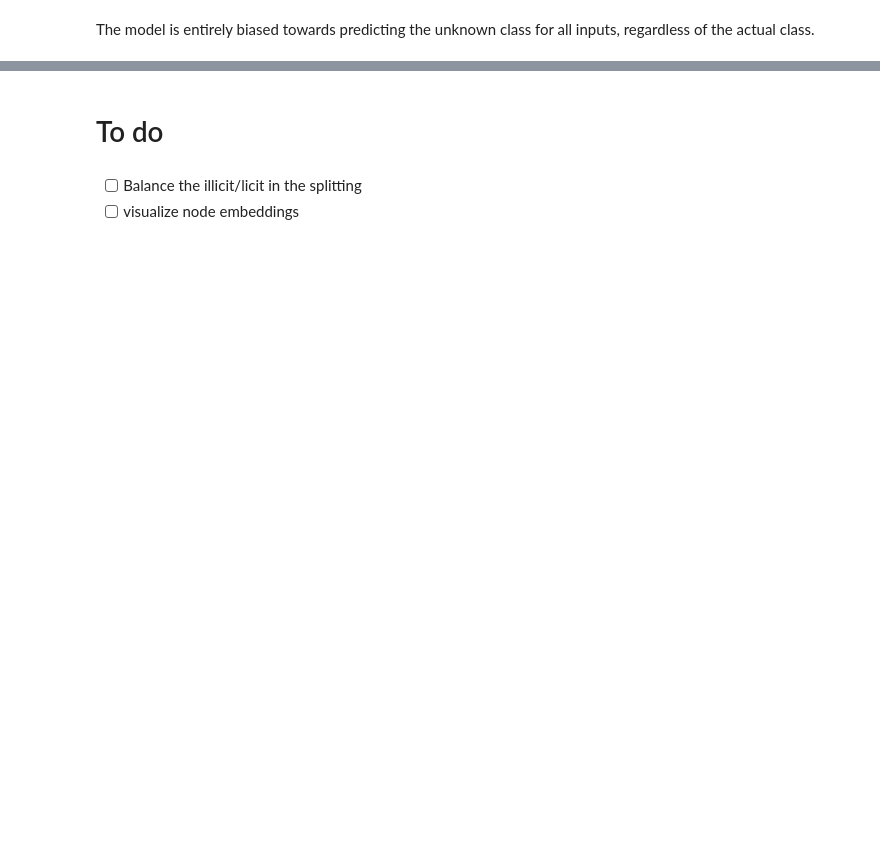
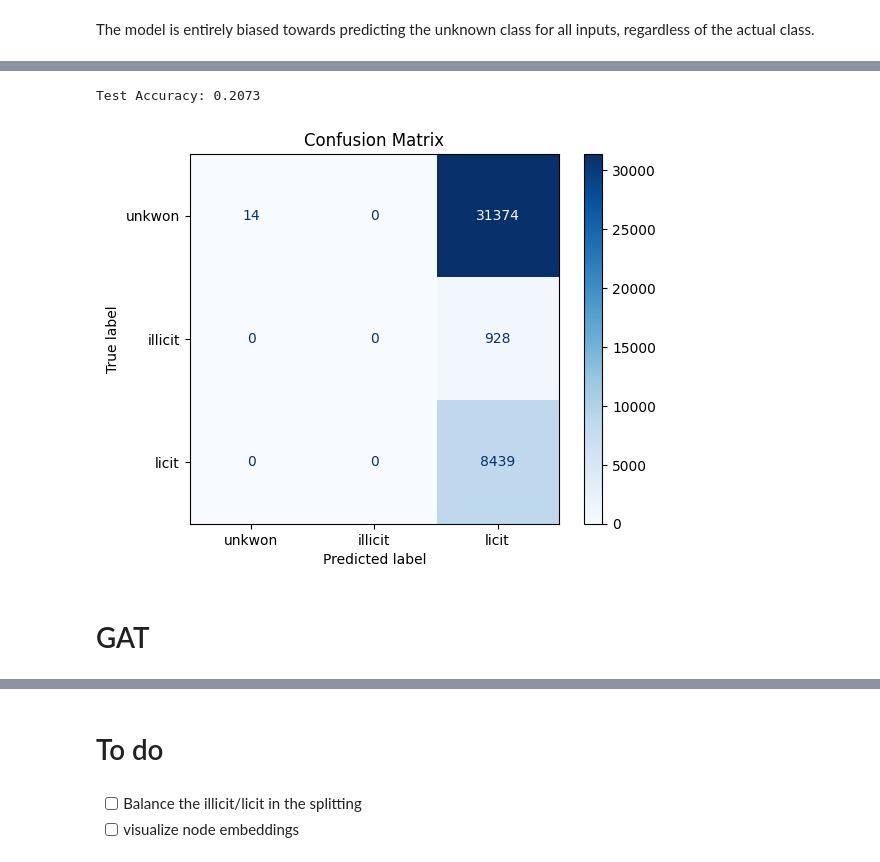
Before and after one commit to jacopomanenti01/Graph-Neural-Networks, a Jupyter notebook: GNN_for_Anti_Money_Laundering_in_Bitcoin_Node_Classification.ipynb, the cells around one changed output, grey strips where cells are left out. Cells and saved outputs as stored; diff of their text form; code cells hidden in the pictures; blank space fills up the shorter version.

```diff
--- a/GNN_for_Anti_Money_Laundering_in_Bitcoin_Node_Classification.ipynb
+++ b/GNN_for_Anti_Money_Laundering_in_Bitcoin_Node_Classification.ipynb
@@ -786,0 +1091,4 @@ plot_tsne(test_embeddings, data.y[data.test_mask].cpu().numpy(), 't-SNE of GCN1
+# %%
+model3 = MyGCN3(hidden_channels=64)
+model3 = model3.to(device)
+print(model3)
@@ -786,0 +1121,9 @@ plot_tsne(test_embeddings, data.y[data.test_mask].cpu().numpy(), 't-SNE of GCN1
+# %%
+test_acc, y_test = test(data, model3)
+
+plot_acc(data, y_test)
+# %% [output]
+Test Accuracy: 0.2073
+[figure, added]
+# %% [markdown]
+# GAT
```
Also changed, not shown: parts of 42 cells of this notebook.
